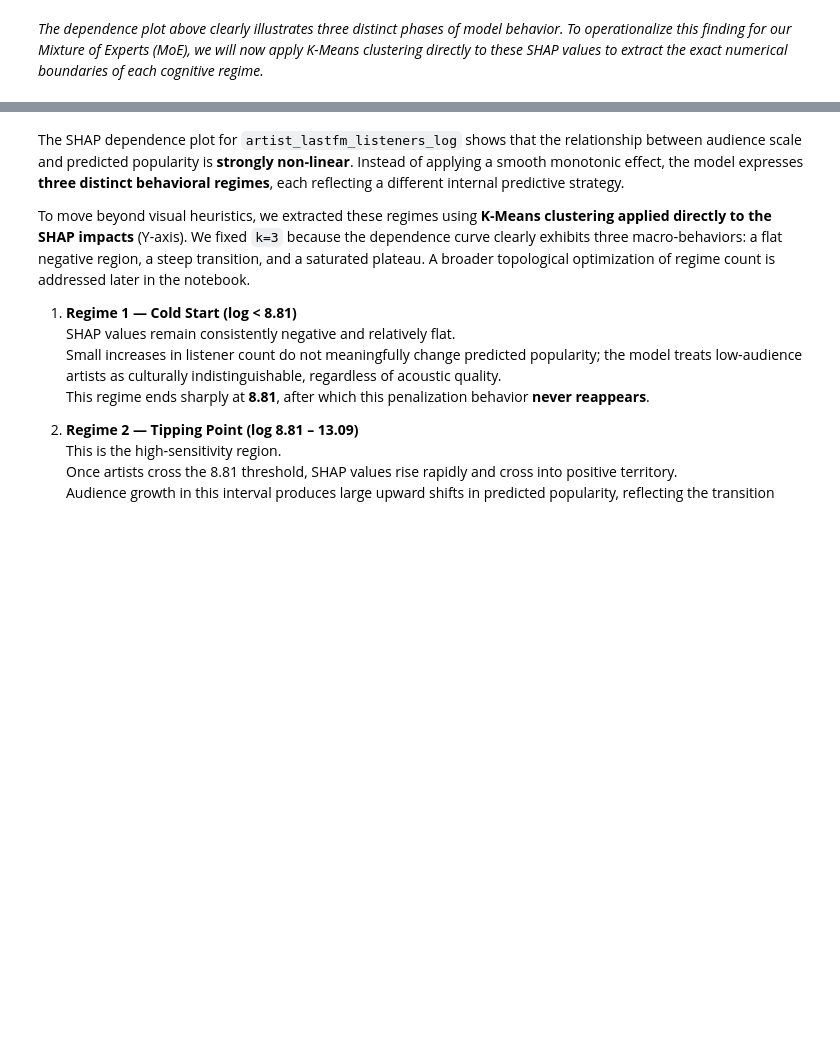
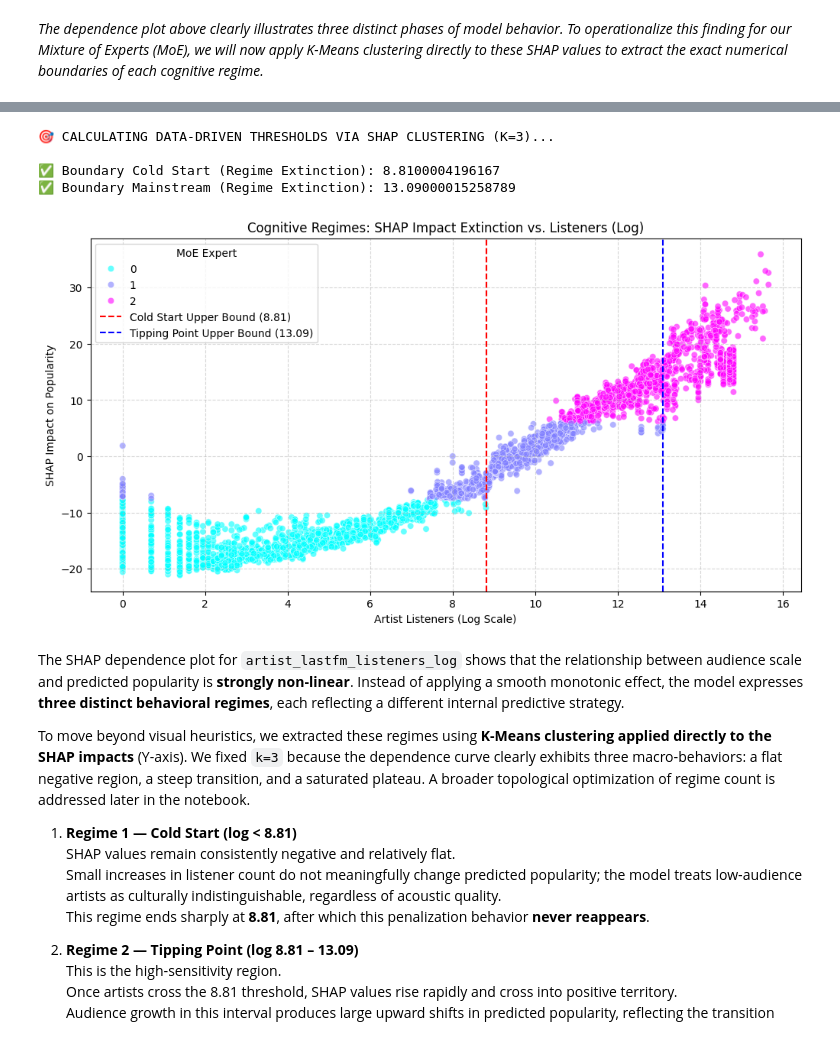
Before and after one commit to Daniel-ASG/PopForecast, a Jupyter notebook: notebooks/05_error_analysis_interpretability.ipynb, the cells around one changed output, grey strips where cells are left out. Drawn from its saved outputs; the diff is of its cells as text; code cells hidden in the pictures; blank space fills up the shorter version.

Commit message:
feat(xai): fix SHAP clustering logic and update cognitive regime thresholds

```diff
--- a/notebooks/05_error_analysis_interpretability.ipynb
+++ b/notebooks/05_error_analysis_interpretability.ipynb
@@ -1853,3 +1797,66 @@ plt.show()
+# %%
+print("🎯 CALCULATING DATA-DRIVEN THRESHOLDS VIA SHAP CLUSTERING (K=3)...\n")
+
+FEATURE_NAME = 'artist_lastfm_listeners_log'
+
+# 1. Extract raw values and SHAP impacts from the sample
+feature_idx = shap_sample.columns.get_loc(FEATURE_NAME)
+X_feature = shap_sample[FEATURE_NAME].values
+
+if hasattr(shap_values, 'values'):
+    y_shap = shap_values.values[:, feature_idx]
+else:
+    y_shap = shap_values[:, feature_idx]
+
+# 2. Cluster the SHAP values (Y-axis) into 3 behavioral regimes
+kmeans_shap = KMeans(n_clusters=3, random_state=42, n_init=10)
+shap_clusters = kmeans_shap.fit_predict(y_shap.reshape(-1, 1))
+
+df_boundaries = pd.DataFrame({
+    'listeners_log': X_feature.flatten(),
+    'shap_value': y_shap,
+    'cluster_raw': shap_clusters
+})
+
+# Descobrindo qual ID raw corresponde a cada nível de impacto
+cluster_order = df_boundaries.groupby('cluster_raw')['shap_value'].mean().sort_values().index
+cluster_cold_start = cluster_order[0]
+cluster_tipping = cluster_order[1]
+cluster_mainstream = cluster_order[2]
+
+regime_mapping = {
+    cluster_cold_start: 0,
+    cluster_tipping: 1,
+    cluster_mainstream: 2
+}
+df_boundaries['Expert_ID'] = df_boundaries['cluster_raw'].map(regime_mapping)
+
+
+# 3. Calculate Boundaries based on "Regime Extinction"
+# Agora calculamos usando a nova coluna mapeada e lógica (Expert_ID)
+THRESHOLD_COLD = round(df_boundaries[df_boundaries['Expert_ID'] == 0]['listeners_log'].max(), 2)
+THRESHOLD_MAINSTREAM = round(df_boundaries[df_boundaries['Expert_ID'] == 1]['listeners_log'].max(), 2)
+
+print(f"✅ Boundary Cold Start (Regime Extinction): {THRESHOLD_COLD}")
+print(f"✅ Boundary Mainstream (Regime Extinction): {THRESHOLD_MAINSTREAM}")
+
+# 4. Visual Validation
+sns.scatterplot(data=df_boundaries, x='listeners_log', y='shap_value', hue='Expert_ID', palette='cool', alpha=0.6)
+plt.axvline(THRESHOLD_COLD, color='red', linestyle='--', label=f'Cold Start Upper Bound ({THRESHOLD_COLD:.2f})')
+plt.axvline(THRESHOLD_MAINSTREAM, color='blue', linestyle='--', label=f'Tipping Point Upper Bound ({THRESHOLD_MAINSTREAM:.2f})')
+
+plt.title("Cognitive Regimes: SHAP Impact Extinction vs. Listeners (Log)")
+plt.xlabel("Artist Listeners (Log Scale)")
+plt.ylabel("SHAP Impact on Popularity")
+plt.legend(title="MoE Expert")
+plt.grid(True, linestyle='--', alpha=0.5)
+plt.show()
+# %% [output]
+🎯 CALCULATING DATA-DRIVEN THRESHOLDS VIA SHAP CLUSTERING (K=3)...
+
+✅ Boundary Cold Start (Regime Extinction): 8.8100004196167
+✅ Boundary Mainstream (Regime Extinction): 13.09000015258789
+[figure, added]
 # %% [markdown]
 The SHAP dependence plot for `artist_lastfm_listeners_log` shows that the relationship between audience scale and predicted popularity is **strongly non‑linear**. Instead of applying a smooth monotonic effect, the model expresses **three distinct behavioral regimes**, each reflecting a different internal predictive strategy.
 
```
Also changed, not shown: parts of 2 cells of this notebook.
